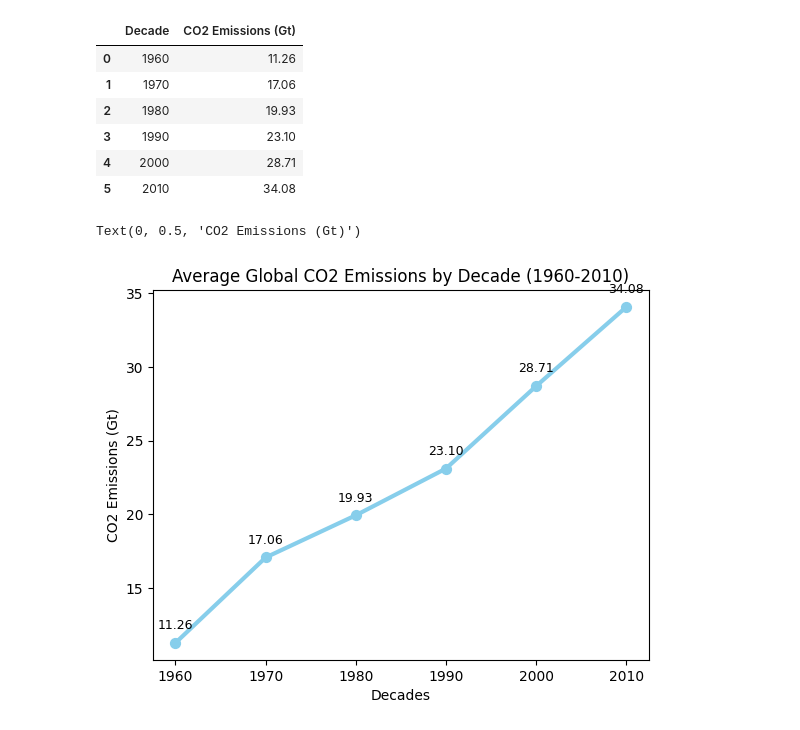
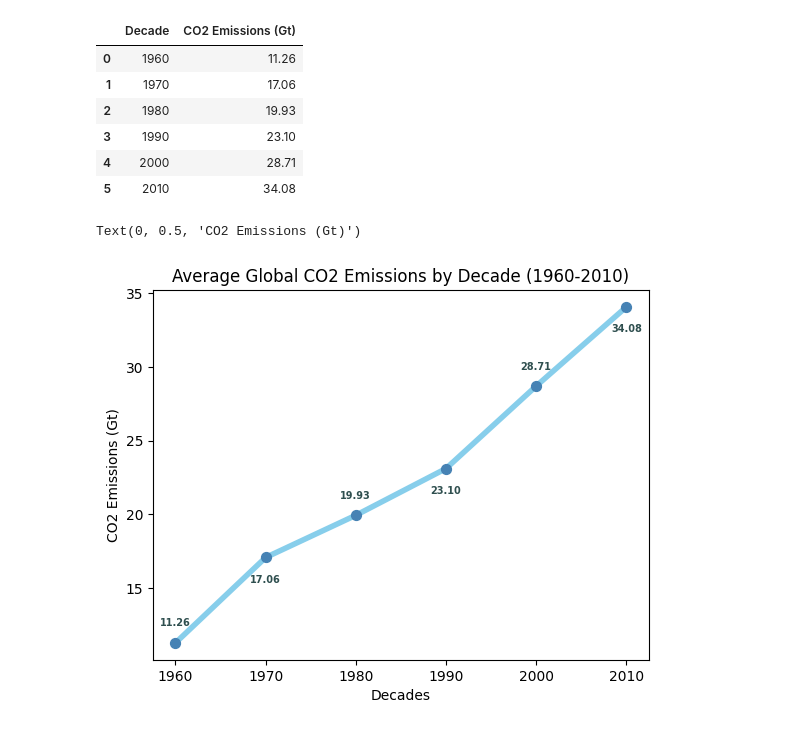
Before and after one commit to sanaullah525/Global-CO2-Emissions-Data-Analysis-Project, a Jupyter notebook: datapr.ipynb, the cells around one changed output. Drawn from its saved outputs; the diff is of its cells as text; code cells hidden in the pictures.

Commit message:
Changing label positions and chart style for better readability.

```diff
--- a/datapr.ipynb
+++ b/datapr.ipynb
@@ -437,18 +437,24 @@ Average Global CO2 Emissions by Decade (1960-2010)
 | 5 | 2010 | 34.08 |
 # %%
 lc= decade_df.plot(x= "Decade", y= "CO2 Emissions (Gt)",
-            color= "skyblue", linewidth= 3, legend= False)
+            color= "skyblue", linewidth=4, legend= False)
 lc.scatter(decade_df['Decade'], decade_df['CO2 Emissions (Gt)'],
-           color='skyblue', s=50, zorder=5)
+           color='steelblue', s=50, zorder=5)
 
+# Adding data labels with better positioning
 for i, row in decade_df.iterrows():
+    # Alternate label position (above/below) to avoid crowding
+    offset = 12 if i % 2 == 0 else -18
+
     lc.annotate(f"{row['CO2 Emissions (Gt)']:.2f}",
                 xy=(row['Decade'], row['CO2 Emissions (Gt)']),
-                xytext=(0, 10), textcoords='offset points',
-                ha='center', fontsize=9, color='black')
+                xytext=(0, offset), textcoords='offset points',
+                ha='center', fontsize=7, color='darkslategrey',
+                fontweight='bold')
+
 plt.title("Average Global CO2 Emissions by Decade (1960-2010)")
 plt.xlabel("Decades")
 plt.ylabel("CO2 Emissions (Gt)")
 # %% [output]
 Text(0, 0.5, 'CO2 Emissions (Gt)')
-[figure, old version]
+[figure, new version]
```
